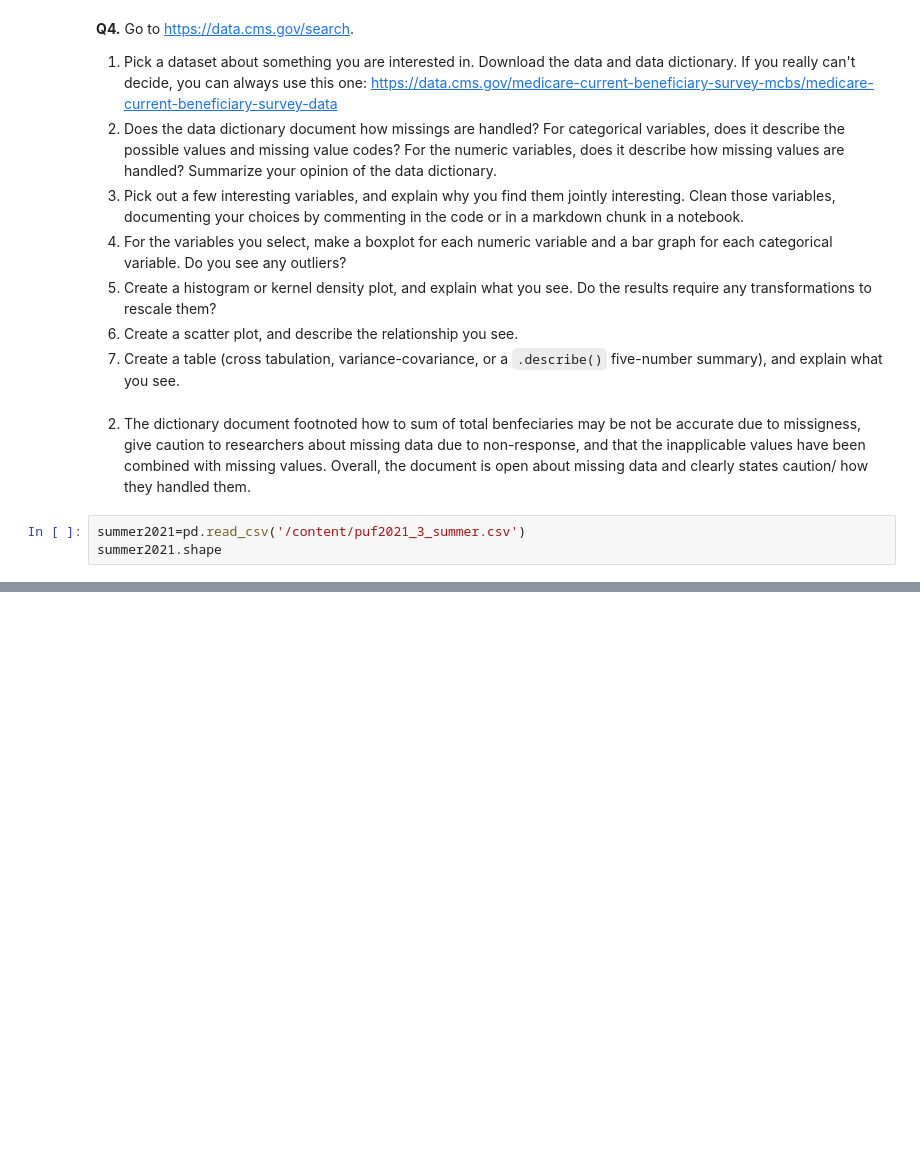
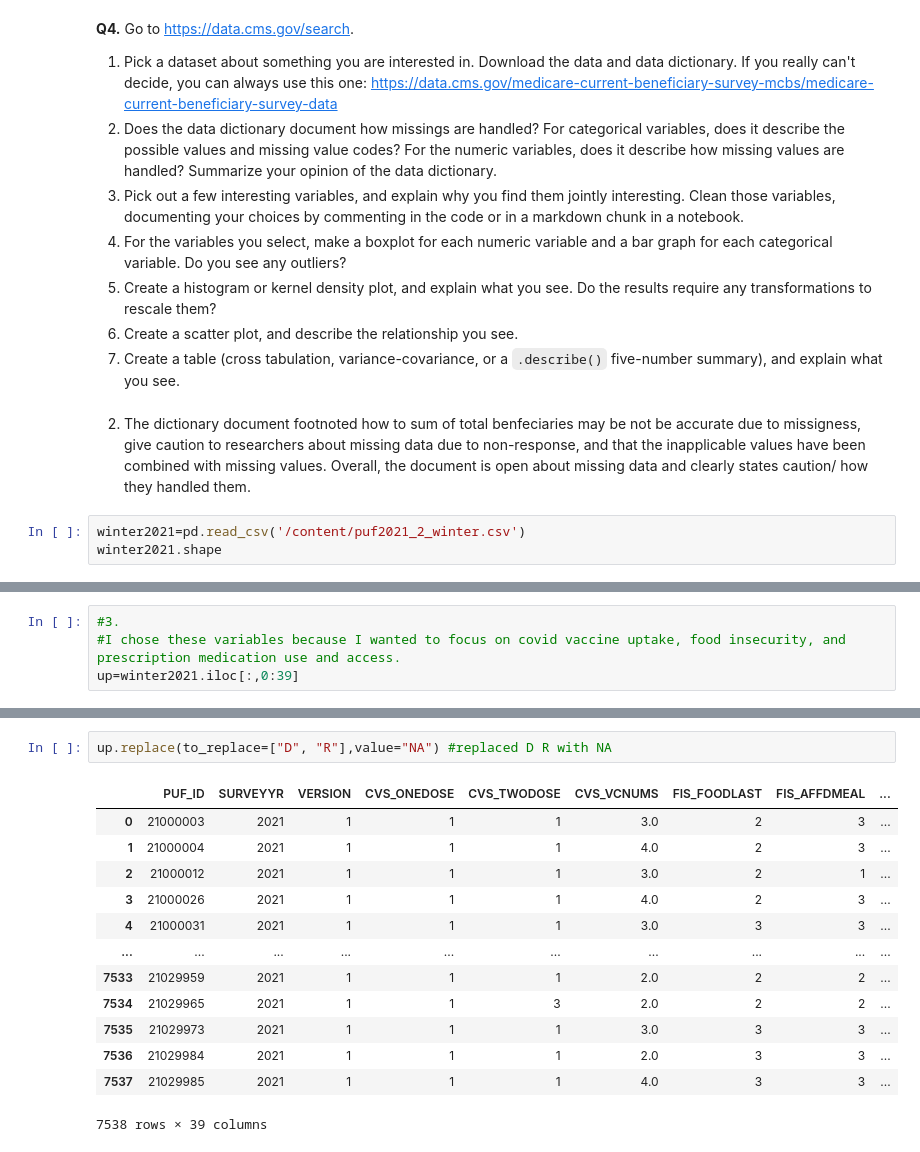
Before and after one commit to ElliotRoosevelt/visualization, a Jupyter notebook: assignment/assignment.ipynb, the cells around one changed output, grey strips where cells are left out. Drawn from its saved outputs; the diff is of its cells as text; blank space fills up the shorter version.

```diff
--- a/assignment/assignment.ipynb
+++ b/assignment/assignment.ipynb
@@ -294,6 +294,6 @@ For some context, the Federal government ultimately spent about $4.4 trillion in
 # %% [markdown]
 2. The dictionary document footnoted how to sum of total benfeciaries may be not be accurate due to missigness, give caution to researchers about missing data due to non-response, and that the inapplicable values have been combined with missing values. Overall, the document is open about missing data and clearly states caution/ how they handled them.
 # %%
-summer2021=pd.read_csv('/content/puf2021_3_summer.csv')
-summer2021.shape
+winter2021=pd.read_csv('/content/puf2021_2_winter.csv')
+winter2021.shape
 # %% [output]
@@ -318,3 +318,7 @@ summer2021.head()
 | 3 | 21000026 | 2021 | 1 | 1 | 1 | 4.0 | 2 | 3 | ... |
 | 4 | 21000031 | 2021 | 1 | 1 | 1 | 3.0 | 3 | 3 | ... |
 5 rows × 140 columns
+# %%
+#3.
+#I chose these variables because I wanted to focus on covid vaccine uptake, food insecurity, and prescription medication use and access.
+up=winter2021.iloc[:,0:39]
@@ -320,0 +340,16 @@ summer2021.head()
+# %%
+up.replace(to_replace=["D", "R"],value="NA") #replaced D R with NA
+# %% [output]
+|  | PUF_ID | SURVEYYR | VERSION | CVS_ONEDOSE | CVS_TWODOSE | CVS_VCNUMS | FIS_FOODLAST | FIS_AFFDMEAL | ... |
+| 0 | 21000003 | 2021 | 1 | 1 | 1 | 3.0 | 2 | 3 | ... |
+| 1 | 21000004 | 2021 | 1 | 1 | 1 | 4.0 | 2 | 3 | ... |
+| 2 | 21000012 | 2021 | 1 | 1 | 1 | 3.0 | 2 | 1 | ... |
+| 3 | 21000026 | 2021 | 1 | 1 | 1 | 4.0 | 2 | 3 | ... |
+| 4 | 21000031 | 2021 | 1 | 1 | 1 | 3.0 | 3 | 3 | ... |
+| ... | ... | ... | ... | ... | ... | ... | ... | ... | ... |
+| 7533 | 21029959 | 2021 | 1 | 1 | 1 | 2.0 | 2 | 2 | ... |
+| 7534 | 21029965 | 2021 | 1 | 1 | 3 | 2.0 | 2 | 2 | ... |
+| 7535 | 21029973 | 2021 | 1 | 1 | 1 | 3.0 | 3 | 3 | ... |
+| 7536 | 21029984 | 2021 | 1 | 1 | 1 | 2.0 | 3 | 3 | ... |
+| 7537 | 21029985 | 2021 | 1 | 1 | 1 | 4.0 | 3 | 3 | ... |
+7538 rows × 39 columns
```
Also changed, not shown: parts of 5 cells of this notebook.
